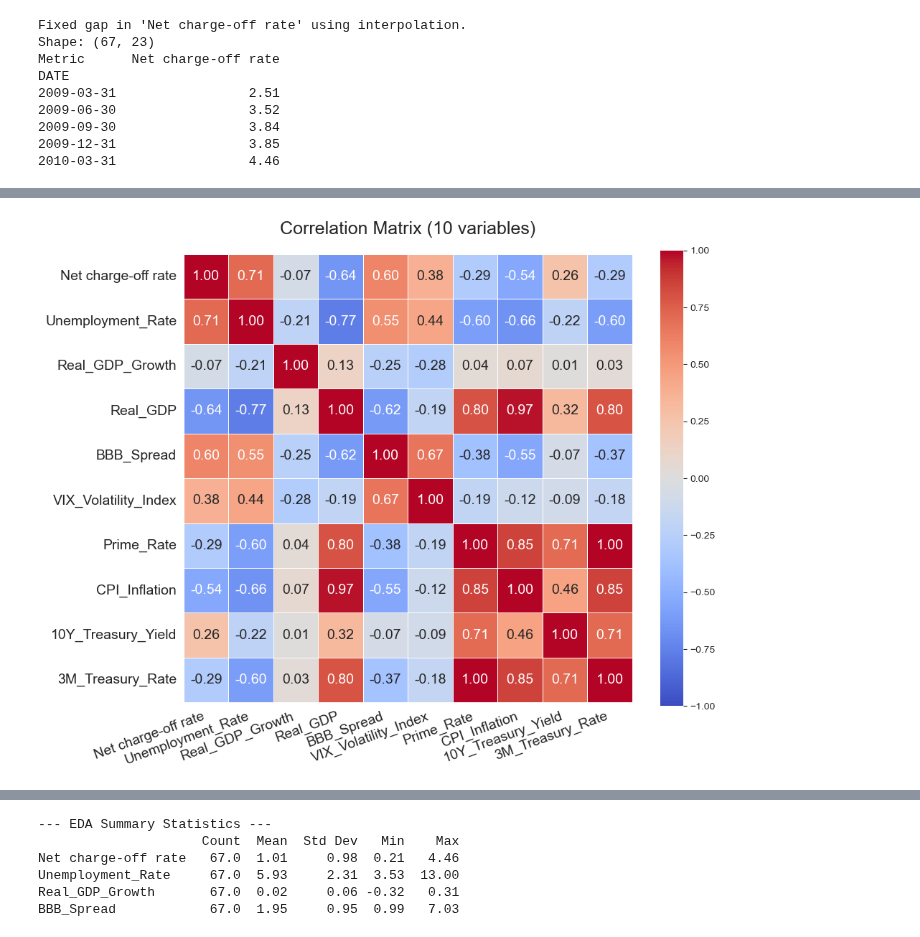
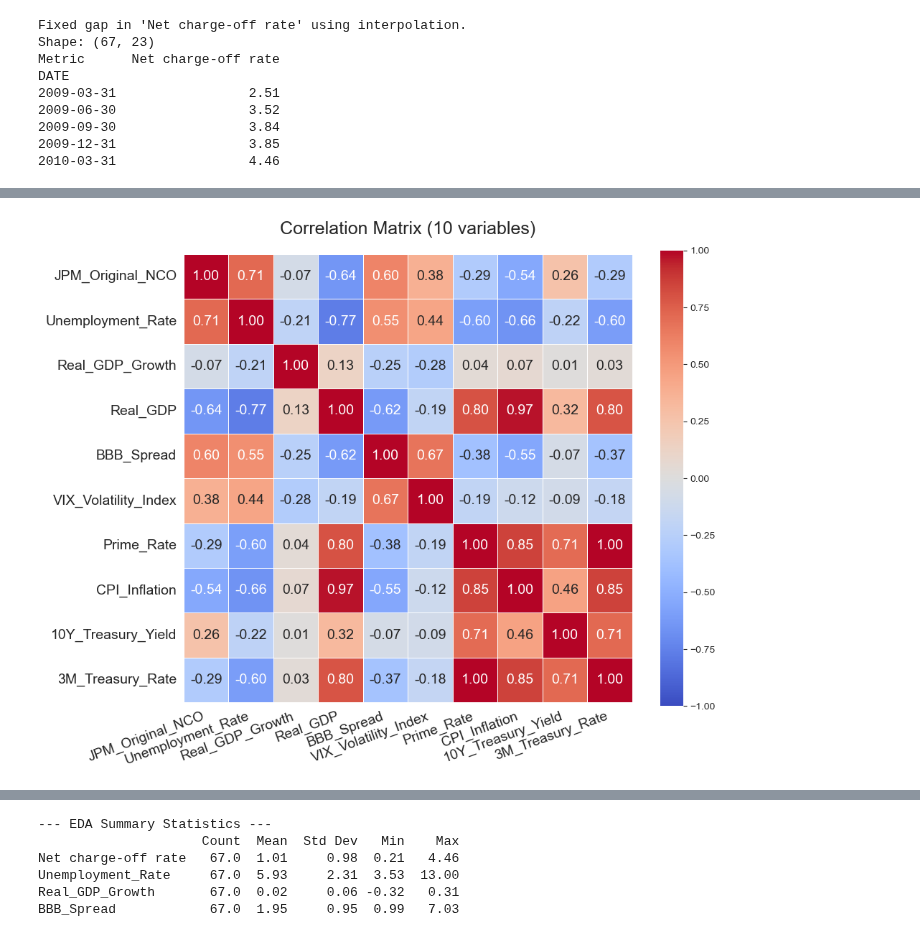
Before and after one commit to sohamjoshi1998/fim601-ccar, a Jupyter notebook: macro_data_eda.ipynb, the cells around one changed output, grey strips where cells are left out. Saved outputs shown, nothing was run; the diff lists cells and outputs as text; code cells hidden in the pictures.

```diff
--- a/macro_data_eda.ipynb
+++ b/macro_data_eda.ipynb
@@ -70,3 +70,33 @@ DATE
 2009-09-30                 3.84
 2009-12-31                 3.85
 2010-03-31                 4.46
+# %%
+# Extract NCO from Fed data
+fed_path = './raw_data/Fed_CO_2000Q1_2025Q4.xlsx'
+df_fed_raw = pd.read_excel(fed_path, header=6)
+
+col_time = 'Time Period'
+col_retail = 'STFBQCC%STFBAILC_XS1A2_MA.Q'
+col_wholesale = 'STFBQCB%STFBAILB_XS1A2_MA.Q'
+
+df_fed = df_fed_raw[[col_time, col_retail, col_wholesale]].copy()
+df_fed.rename(columns={
+    col_retail: 'FED_Retail_NCO',
+    col_wholesale: 'FED_Wholesale_NCO'
+}, inplace=True)
+
+df_fed['Quarter_dt'] = pd.PeriodIndex(df_fed['Time Period'], freq='Q').to_timestamp(how='end')
+df_fed.set_index('Quarter_dt', inplace=True)
+df_fed.drop(columns=['Time Period'], inplace=True)
+
+for col in df_fed.columns:
+    df_fed[col] = pd.to_numeric(df_fed[col], errors='coerce')
+
+df_fed.index.name = 'DATE'
+df_fed = df_fed.resample('QE').mean()
+df_fed.index = df_fed.index.normalize()
+
+df_fed.interpolate(method='linear', limit_direction='both', inplace=True)
+
+print(f"FED Data Shape: {df_fed.shape}")
+print(df_fed.head())
@@ -73,6 +112,12 @@ DATE
 # %%
 # Merge
-df_final = df_retail.join(df_macro, how='inner')
+df_final = df_retail.join(df_fed, how='inner').join(df_macro, how='inner')
+
+if 'Net charge-off rate' in df_final.columns:
+    df_final['JPM_Original_NCO'] = df_final['Net charge-off rate']
+
+df_final['Retail_NCO'] = df_final['FED_Retail_NCO']
+df_final['Wholesale_NCO'] = df_final['FED_Wholesale_NCO']
 
 if df_final.empty:
     print("Warning: Merged DataFrame is empty! Check date ranges.")
@@ -129,40 +226,40 @@ plt.figure(figsize=(10,8))
 
 # For presentation's clarity, just choose some key variables
 cols_to_plot = [
-        'Net charge-off rate',
+        'JPM_Original_NCO',
         'Unemployment_Rate',
         'Real_GDP_Growth',
         'Real_GDP',
         'BBB_Spread',
         'VIX_Volatility_Index',
         'Prime_Rate',
         'CPI_Inflation',
         '10Y_Treasury_Yield',
         '3M_Treasury_Rate'
     ]
 valid_cols = [c for c in cols_to_plot if c in df_final.columns]
 
 if len(valid_cols) > 1:
     corr_matrix = df_final[valid_cols].corr()
 
     sns.heatmap(corr_matrix, annot=True, annot_kws={"size": 14},
                 cmap='coolwarm', fmt=".2f", linewidths=0.5, vmin=-1, vmax=1,
                 square=True)
 
     plt.title('Correlation Matrix (10 variables)', fontsize=18, pad=20)
     plt.xticks(rotation=20, ha='right', fontsize=14)
     plt.yticks(rotation=0, fontsize=14)
 
     plt.tight_layout()
 
-    save_path = './output/chart_correlation_matrix_10vars.png'
-    plt.savefig(save_path, dpi=600, bbox_inches='tight')
+    # save_path = './output/chart_correlation_matrix_10vars.png'
+    # plt.savefig(save_path, dpi=600, bbox_inches='tight')
 
     plt.show()
 else:
     print("Not enough columns found for 9-variable heatmap.")
 # %% [output]
-[figure, old version]
+[figure, new version]
 # %%
 plt.figure(figsize=(30,30))
 
```
Also changed, not shown: parts of 8 cells of this notebook, 6 other files.
